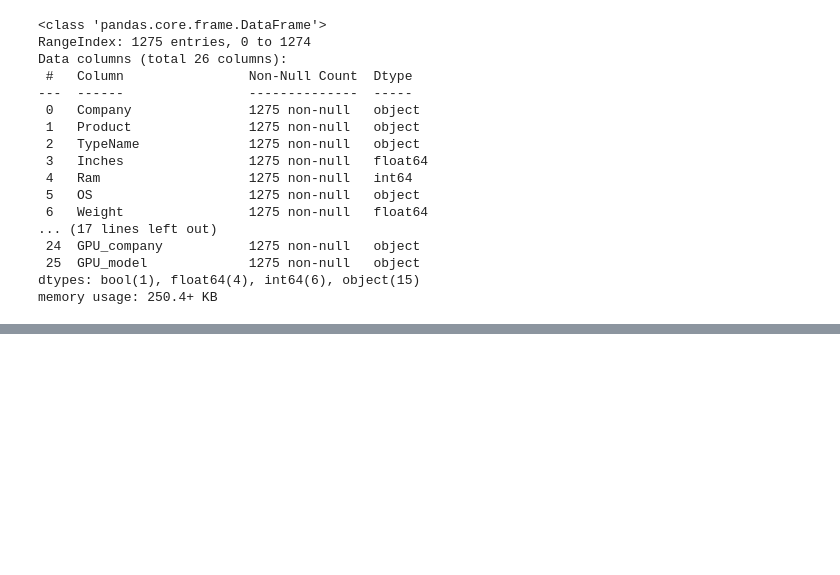
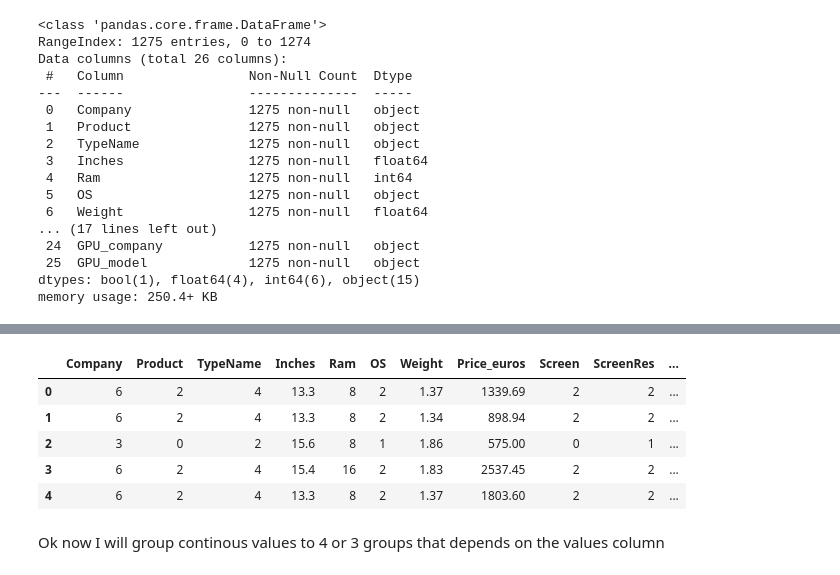
Before and after one commit to MinaGO1/Laptop-prices-dataset, a Jupyter notebook: Task.ipynb, the cells around one changed output, grey strips where cells are left out. Cells and saved outputs as stored; diff of their text form; code cells hidden in the pictures; blank space fills up the shorter version.

Commit message:
I made all categorical variables to label ecnoding. Now you should make All continous variables to groups. Then convert them to label ecnoding

```diff
--- a/Task.ipynb
+++ b/Task.ipynb
@@ -1564,0 +1576,4 @@ memory usage: 250.4+ KB
+# %%
+# Firstly I should drop screen width and height and replace it with screen resolution and also secondary storage boolean variable
+tree_df = df.drop(['ScreenW' , 'ScreenH' , 'SecondaryStorage?'] , axis =1)
+tree_df.head()
@@ -1564,0 +1725,11 @@ memory usage: 250.4+ KB
+# %%
+tree_df.head()
+# %% [output]
+|  | Company | Product | TypeName | Inches | Ram | OS | Weight | Price_euros | Screen | ScreenRes | ... |
+| 0 | 6 | 2 | 4 | 13.3 | 8 | 2 | 1.37 | 1339.69 | 2 | 2 | ... |
+| 1 | 6 | 2 | 4 | 13.3 | 8 | 2 | 1.34 | 898.94 | 2 | 2 | ... |
+| 2 | 3 | 0 | 2 | 15.6 | 8 | 1 | 1.86 | 575.00 | 0 | 1 | ... |
+| 3 | 6 | 2 | 4 | 15.4 | 16 | 2 | 1.83 | 2537.45 | 2 | 2 | ... |
+| 4 | 6 | 2 | 4 | 13.3 | 8 | 2 | 1.37 | 1803.60 | 2 | 2 | ... |
+# %% [markdown]
+Ok now I will group continous values to 4 or 3 groups that depends on the values column
```
Also changed, not shown: parts of 34 cells of this notebook.
